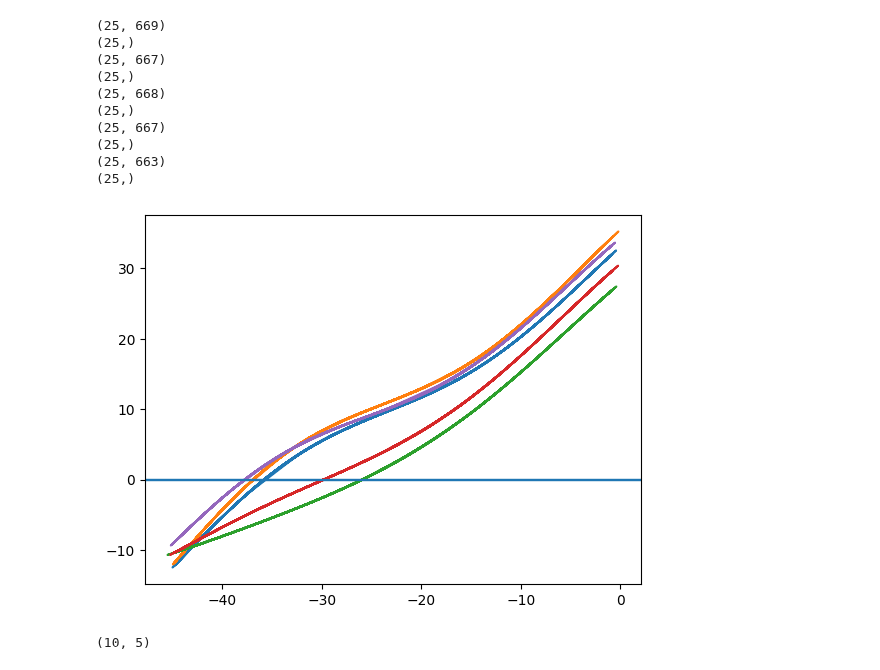
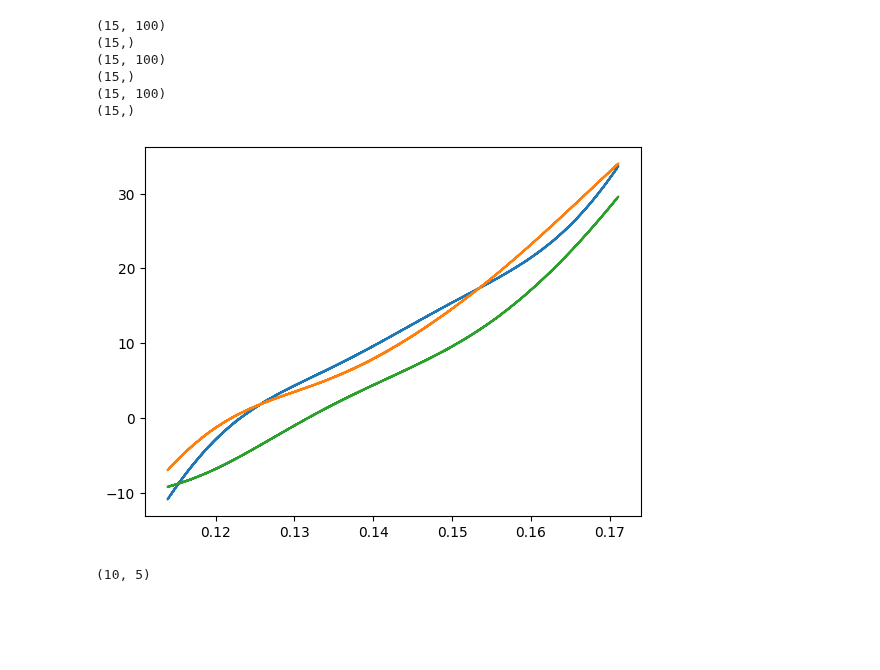
Before and after one commit to JGSuw/hsa_hopper_control, a Jupyter notebook: notebooks/hsa_identification.ipynb, the cells around one changed output. Saved outputs shown, nothing was run; the diff lists cells and outputs as text; code cells hidden in the pictures; blank space fills up the shorter version.

```diff
--- a/notebooks/hsa_identification.ipynb
+++ b/notebooks/hsa_identification.ipynb
@@ -257,24 +446,37 @@ def governing_equation_lstsq(hsa_model: HSAModel, actuator_model: dict):
 N_l_basis = 5
 N_psi_basis = len(twist_angles)
 y_basis = np.zeros((N_l_basis*N_psi_basis,2))
+lmin = df['l_m'].min()
+lmax = df['l_m'].max()
+lvec = np.linspace(lmin,lmax,N_l_basis)
 for i in range(N_psi_basis):
     frame = df['psi'] == twist_angles[i]
-    lmin = min(df.loc[frame, 'l_m'])
-    lmax = max(df.loc[frame, 'l_m'])
-    lvec = np.linspace(lmin,lmax,N_l_basis)
+    # lmin = min(df.loc[frame, 'l_m'])
+    # lmax = max(df.loc[frame, 'l_m'])
+    # lvec = np.linspace(lmin,lmax,N_l_basis)
     y_basis[i*N_l_basis:(i+1)*N_l_basis,0] = lvec
     y_basis[i*N_l_basis:(i+1)*N_l_basis,1] = twist_angles[i]
 
 w_c = np.zeros(y_basis.shape[0])
 w_d = np.zeros(y_basis.shape[0])
-hsa_model = HSAModel(0,0,0,y_basis,w_c,w_d,1,1,kind=HSAModel.GENERALIZED)
-
+DATA_COLUMN_MAP = {key : i for i, key in enumerate(df.columns)}
+idx = [DATA_COLUMN_MAP['l_m'],DATA_COLUMN_MAP['psi']]
+# S = np.cov(df.iloc[:,idx].to_numpy(),rowvar=False)
+S = np.cov(y_basis,rowvar=False)
+hsa_model = HSAModel(0,0,0,y_basis,np.linalg.inv(S),w_c,w_d,1,1/np.sqrt(2))
 # choosing an optimal (s) for a linear damping model according to the number of basis functions
 result = governing_equation_lstsq(hsa_model, actuator_model)
 print(result)
-import yaml
-with open('hsa_model.yaml', 'w') as f:
-    yaml.dump(hsa_model.attribute_dict(), f, yaml.Dumper)
+print(f'rmse = {result.rmse}')
+print(f'rsqr = {result.r_sqr}')
+print(f'K = {hsa_model.K}')
+print(f'F0 = {hsa_model.F0}')
+print(f'b = {hsa_model.b}')
+print(hsa_model.w_c)
+print(hsa_model.w_d)
+attrs = hsa_model.attribute_dict()
+with open('hsa_model.yaml','w') as f:
+    yaml.dump(attrs, f, yaml.Dumper)
 # %% [output]
      message: Optimization terminated successfully
      success: True
@@ -300,31 +524,29 @@ hsa_model.b
 # %%
 fig, axs = plt.subplots()
 for psi in twist_angles:
-    frame = df['psi'] == psi
-    x = df.loc[frame, 'x_rad'].to_numpy()[1000:-1000:10]
-    l = df.loc[frame, 'l_m'].to_numpy()[1000:-1000:10]
-    ldot = df.loc[frame, 'ldot'].to_numpy()[1000:-1000:10]
+    frame = df['psi'] == 0
+    t = df.loc[frame, 't_s'].to_numpy()[-2000:-1000:10]
+    x = df.loc[frame, 'x_rad'].to_numpy()[-2000:-1000:10]
+    xdot = df.loc[frame, 'x_rad'].to_numpy()[-2000:-1000:10]
+    l = df.loc[frame, 'l_m'].to_numpy()[-2000:-1000:10]
+    ldot = df.loc[frame, 'ldot'].to_numpy()[-2000:-1000:10]
     kc,kd,dkc,dkd = hsa_model.covectors(l,ldot,psi,grad=True)
     print(kc.shape)
     print(hsa_model.w_c.shape)
     spring_force = np.dot(hsa_model.w_c,dkc)+hsa_model.K*l + hsa_model.F0
     damp_force = np.dot(hsa_model.w_d,dkd) + ldot*hsa_model.b
     # plt.plot(ldot,damp_force)
     # plt.plot(l,spring_force+damp_force)
-    plt.plot(x*180/np.pi, spring_force)
-    plt.axhline(0)
+    plt.plot(l, spring_force)
+    # plt.axhline(0)
 # %% [output]
-(25, 669)
-(25,)
-(25, 667)
-(25,)
-(25, 668)
-(25,)
-(25, 667)
-(25,)
-(25, 663)
-(25,)
+(15, 100)
+(15,)
+(15, 100)
+(15,)
+(15, 100)
+(15,)
-[figure, old version]
+[figure, new version]
 # %%
 l = np.random.rand(10,5)
 ldot = np.random.rand(10,5)
```
Also changed, not shown: parts of 10 cells of this notebook, 6 other files.
